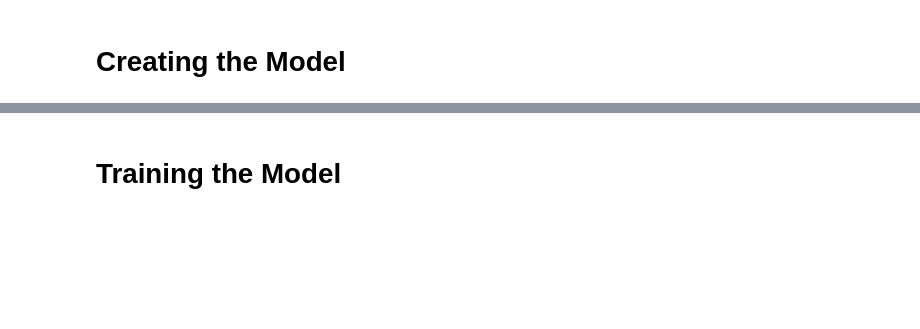
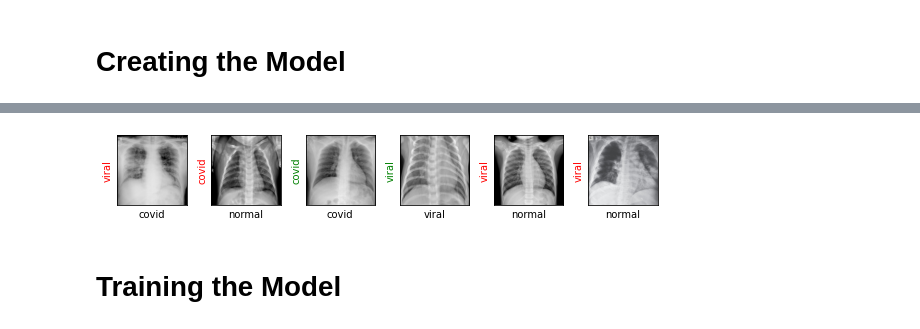
Before and after one commit to VianneyMI/detecting_covid19, a Jupyter notebook: detecting_covid19.ipynb, the cells around one changed output, grey strips where cells are left out. Cells and saved outputs as stored; diff of their text form; code cells hidden in the pictures; blank space fills up the shorter version.

```diff
--- a/detecting_covid19.ipynb
+++ b/detecting_covid19.ipynb
@@ -72,2 +173,5 @@ test_dirs = {
 # %% [markdown]
 # Creating the Model
+# %%
+resnet18 = torchvision.models.resnet18(pretrained=True)
+print(resnet18)
@@ -73,0 +196,3 @@ test_dirs = {
+# %%
+resnet18.fc = torch.nn.Linear(512,3)
+resnet18
@@ -74,2 +220,13 @@ test_dirs = {
+# %%
+def show_preds():
+    resnet18.eval()
+    image, labels = next(iter(dl_test))
+    outputs = resnet18(images)
+    _, preds = torch.max(outputs, 1)
+    show_images(images, labels, preds)
+# %%
+show_preds()
+# %% [output]
+[figure, added]
 # %% [markdown]
 # Training the Model
```
Also changed, not shown: parts of 18 cells of this notebook, 1 other file.
